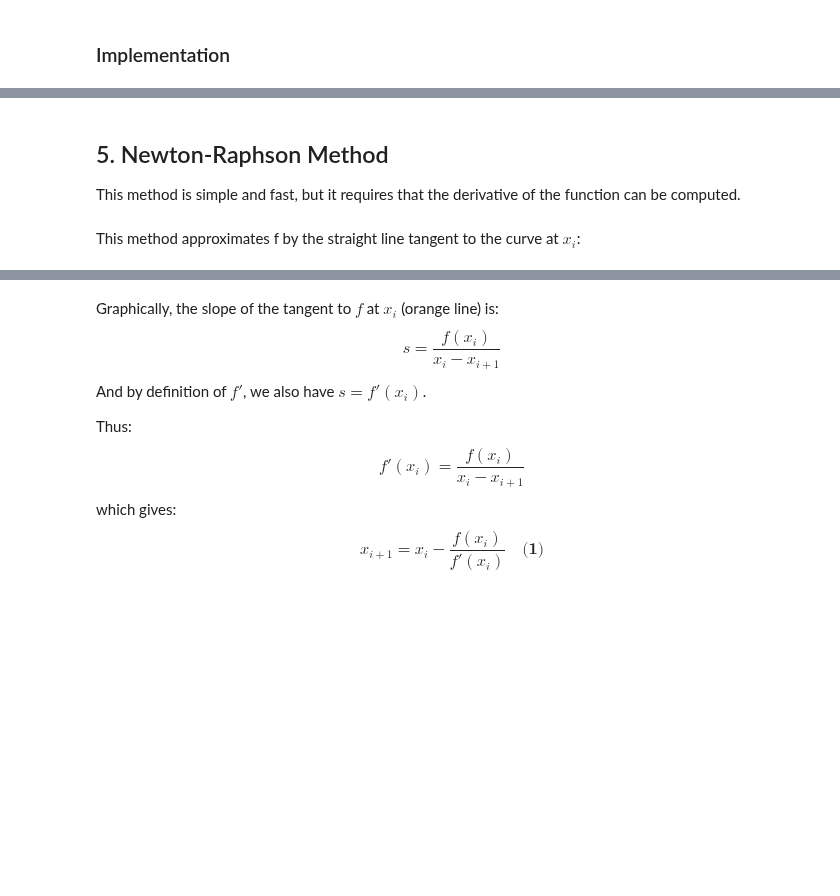
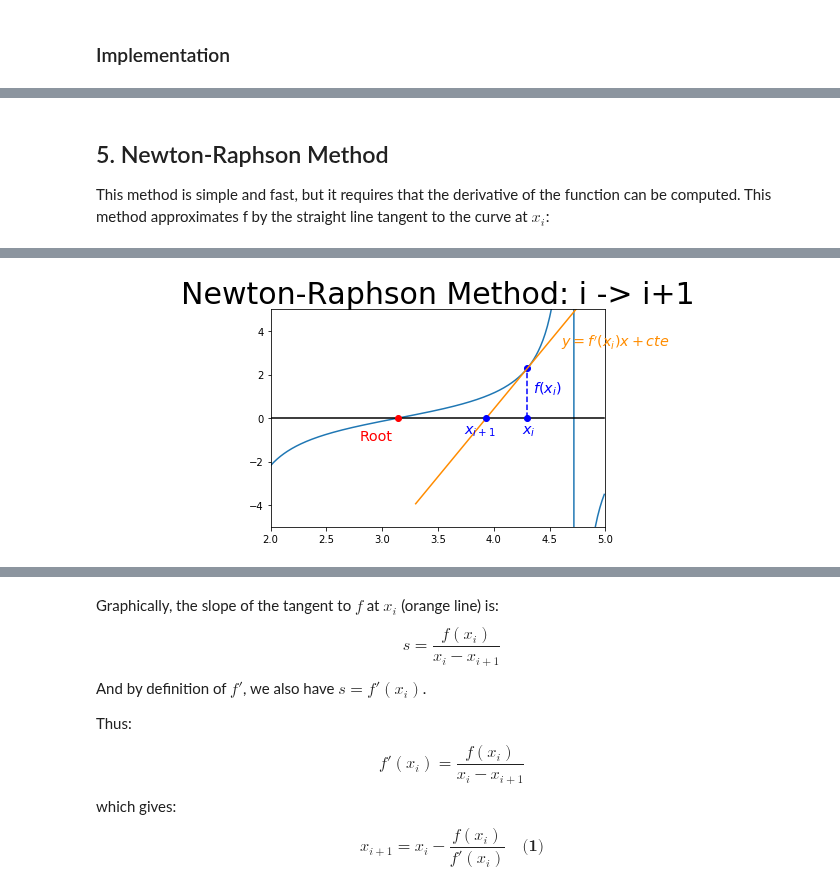
Before and after one commit to tgteacher/numerical-methods, a Jupyter notebook: notebooks/Chapter4.ipynb, the cells around one changed output, grey strips where cells are left out. Saved outputs shown, nothing was run; the diff lists cells and outputs as text; code cells hidden in the pictures; blank space fills up the shorter version.

```diff
--- a/notebooks/Chapter4.ipynb
+++ b/notebooks/Chapter4.ipynb
@@ -249,6 +245,4 @@ print(x, "({} estimates)".format(len(estimates)))
 # %% [markdown]
 ## 5. Newton-Raphson Method
 
-This method is simple and fast, but it requires that the derivative of the function can be computed.
+This method is simple and fast, but it requires that the derivative of the function can be computed. This method approximates f by the straight line tangent to the curve at $x_i$:
-# %% [markdown]
-This method approximates f by the straight line tangent to the curve at $x_i$:
@@ -319,0 +249,3 @@ graph.show()
+# %%
+plot_newton_raphson_1()
+# %% [output]
@@ -319,0 +253 @@ graph.show()
+[figure, added]
```
Also changed, not shown: parts of 37 cells of this notebook, 1 other file.
